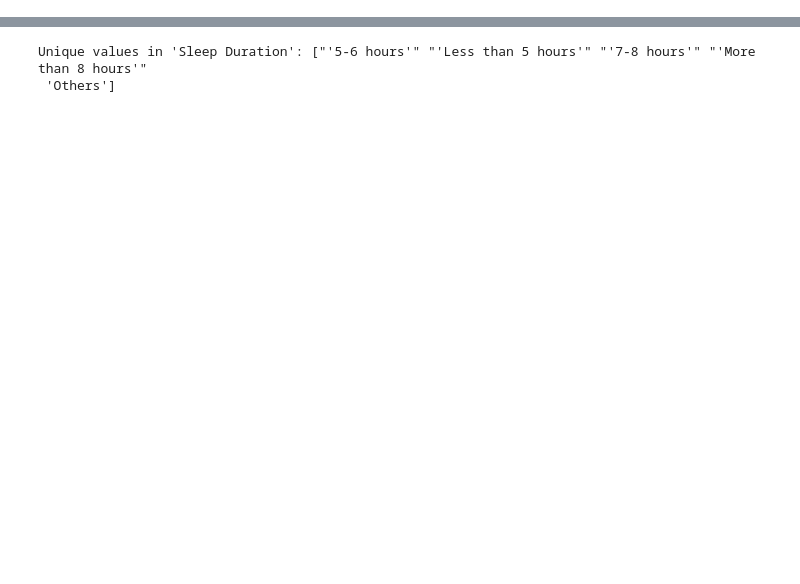
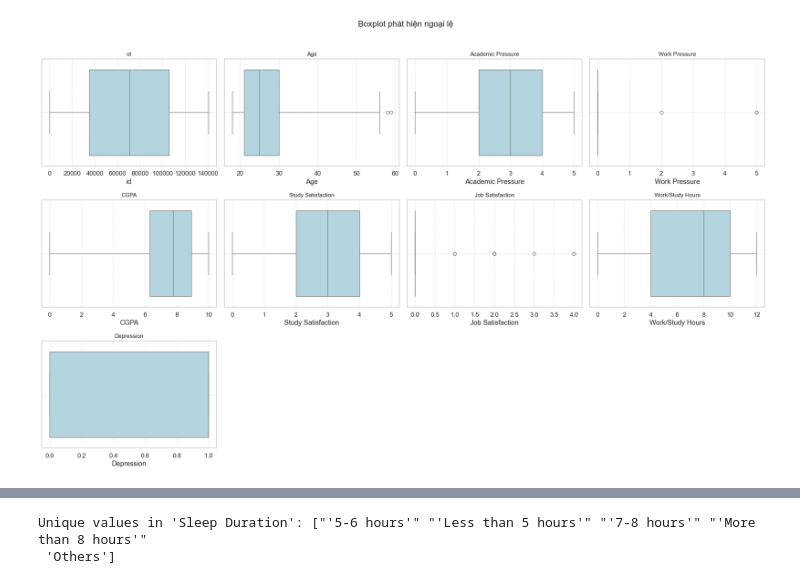
Before and after one commit to minhle2212044/AI_Project, a Jupyter notebook: Student-Depression-Prediction/PredictDepression.ipynb, the cells around one changed output, grey strips where cells are left out. Saved outputs shown, nothing was run; the diff lists cells and outputs as text; code cells hidden in the pictures; blank space fills up the shorter version.

```diff
--- a/Student-Depression-Prediction/PredictDepression.ipynb
+++ b/Student-Depression-Prediction/PredictDepression.ipynb
@@ -18,0 +206,17 @@ df.head()
+# %%
+fig, axs = plt.subplots(nrows=(len(numerical_cols) // 4) + 1, ncols=4, figsize=(20, 12))
+axs = axs.flatten()
+
+for i, col in enumerate(numerical_cols):
+    sns.boxplot(x=df[col], ax=axs[i], color="lightblue", whis=3)
+    axs[i].set_title(col, fontsize=11)
+    axs[i].grid(True, linestyle="--", alpha=0.5)
+
+for j in range(i+1, len(axs)):
+    axs[j].axis("off")
+
+plt.suptitle("Boxplot phát hiện ngoại lệ", fontsize=16, y=1.02)
+plt.tight_layout()
+plt.show()
+# %% [output]
+[figure, added]
```
Also changed, not shown: parts of 33 cells of this notebook, 6 other files.
